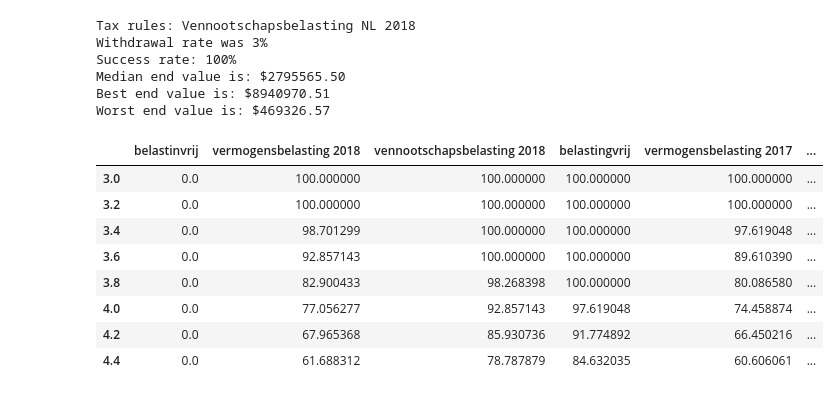
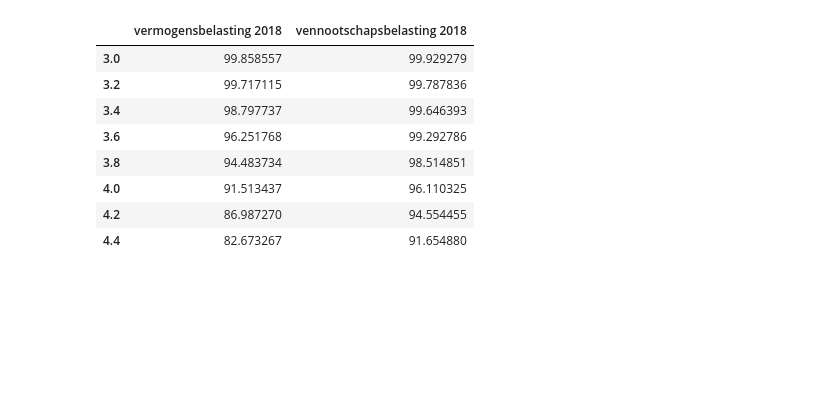
Before and after one commit to dannyvankooten/pd-belastingdruk, a Jupyter notebook: SWR per belastingstelsel.ipynb, the cells around one changed output. Saved outputs shown, nothing was run; the diff lists cells and outputs as text; code cells hidden in the pictures; blank space fills up the shorter version.

```diff
--- a/SWR per belastingstelsel.ipynb
+++ b/SWR per belastingstelsel.ipynb
@@ -3,3 +3,5 @@ import pandas as pd
 import numpy as np
 import matplotlib.pyplot as plt
 from matplotlib.ticker import FuncFormatter
+
+datasets = {}
@@ -69,6 +91,6 @@ vermogensbelasting_2018(100000, 0)
 def vennootschapsbelasting(capital, gains):
     schijf_1 = min(200000, gains)
     schijf_2 = max(gains-200000, 0)
-    return max(0, 0.20 * schijf_1 + 0.25 * schijf_2)
+    return round(max(0, 0.20 * schijf_1 + 0.25 * schijf_2))
 
-vennootschapsbelasting(0, 200000)
+assert vennootschapsbelasting(0, 200000) == 40000
@@ -169,51 +160,25 @@ Worst end value is: $-1365223.17
-# %%
-wr = 0.0333
-vermogen = 960000
-results = simulate(vermogen, wr, 30, vennootschapsbelasting)
-
-print("Tax rules: Vennootschapsbelasting NL 2018")
-print("Withdrawal rate was {0:.0%}".format(wr))
-print("Success rate: {0:.0%}".format(success_rate(results)))
-print("Median end value is: ${:.2f}".format(results['end_value'].median()))
-print("Best end value is: ${:.2f}".format(results['end_value'].max()))
-print("Worst end value is: ${:.2f}".format(results['end_value'].min()))
-# %% [output]
-Tax rules: Vennootschapsbelasting NL 2018
-Withdrawal rate was 3%
-Success rate: 100%
-Median end value is: $2795565.50
-Best end value is: $8940970.51
-Worst end value is: $469326.57
 # %%
-capital = 1000000 # initial capital
+capital = 1200000 # initial capital
 duration = 30 # years
 
-sr_overview = pd.DataFrame(index=[3, 3.2, 3.4, 3.6, 3.8, 4, 4.2, 4.4], data={'belastingvrij': 0.0, 'vermogensbelasting 2018': 0.0, 'vennootschapsbelasting 2018': 0.0})
-for wr in sr_overview.index:
-    results = simulate(capital, wr/100, duration)
-    sr_overview.at[wr, 'belastingvrij'] = success_rate(results) * 100
-
-    results = simulate(capital, wr/100, duration, vermogensbelasting_2018)
-    sr_overview.at[wr, 'vermogensbelasting 2018'] = success_rate(results) * 100
+withdrawal_rates = [3, 3.2, 3.4, 3.6, 3.8, 4, 4.2, 4.4]
+wr_overview = pd.DataFrame(index=withdrawal_rates)
+for wr in wr_overview.index:
+    results = simulate(capital*0.75, wr/100, duration, vermogensbelasting_2018)
+    wr_overview.at[wr, 'vermogensbelasting 2018'] = success_rate(results) * 100
 
     results = simulate(capital, wr/100, duration, vennootschapsbelasting)
-    sr_overview.at[wr, 'vennootschapsbelasting 2018'] = success_rate(results) * 100
+    wr_overview.at[wr, 'vennootschapsbelasting 2018'] = success_rate(results) * 100
 
-    results = simulate(capital, wr/100, duration, vermogensbelasting_2017)
-    sr_overview.at[wr, 'vermogensbelasting 2017'] = success_rate(results) * 100
-
-    results = simulate(capital, wr/100, duration, vermogensbelasting_2016)
-    sr_overview.at[wr, 'vermogensbelasting 2016'] = success_rate(results) * 100
-
-sr_overview
+wr_overview
 # %% [output]
-|  | belastinvrij | vermogensbelasting 2018 | vennootschapsbelasting 2018 | belastingvrij | vermogensbelasting 2017 | ... |
-| 3.0 | 0.0 | 100.000000 | 100.000000 | 100.000000 | 100.000000 | ... |
-| 3.2 | 0.0 | 100.000000 | 100.000000 | 100.000000 | 100.000000 | ... |
-| 3.4 | 0.0 | 98.701299 | 100.000000 | 100.000000 | 97.619048 | ... |
-| 3.6 | 0.0 | 92.857143 | 100.000000 | 100.000000 | 89.610390 | ... |
-| 3.8 | 0.0 | 82.900433 | 98.268398 | 100.000000 | 80.086580 | ... |
-| 4.0 | 0.0 | 77.056277 | 92.857143 | 97.619048 | 74.458874 | ... |
-| 4.2 | 0.0 | 67.965368 | 85.930736 | 91.774892 | 66.450216 | ... |
-| 4.4 | 0.0 | 61.688312 | 78.787879 | 84.632035 | 60.606061 | ... |
+|  | vermogensbelasting 2018 | vennootschapsbelasting 2018 |
+| 3.0 | 99.858557 | 99.929279 |
+| 3.2 | 99.717115 | 99.787836 |
+| 3.4 | 98.797737 | 99.646393 |
+| 3.6 | 96.251768 | 99.292786 |
+| 3.8 | 94.483734 | 98.514851 |
+| 4.0 | 91.513437 | 96.110325 |
+| 4.2 | 86.987270 | 94.554455 |
+| 4.4 | 82.673267 | 91.654880 |
 # %%
```
Also changed, not shown: parts of 19 cells of this notebook, 3 other files.
